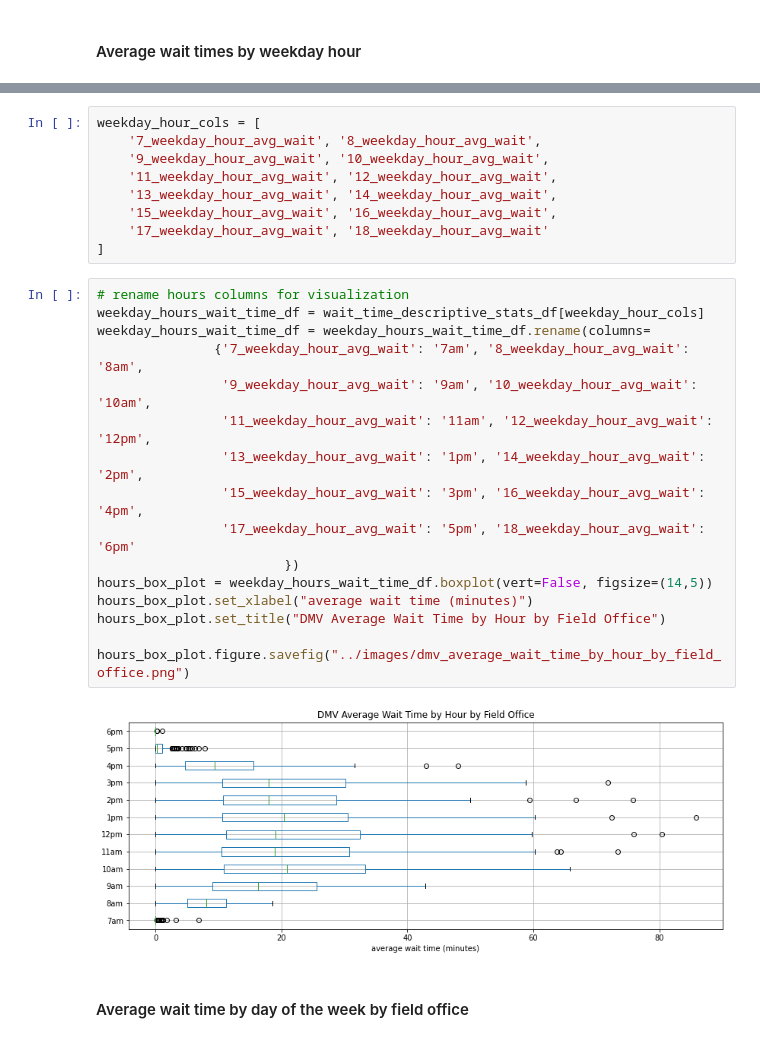
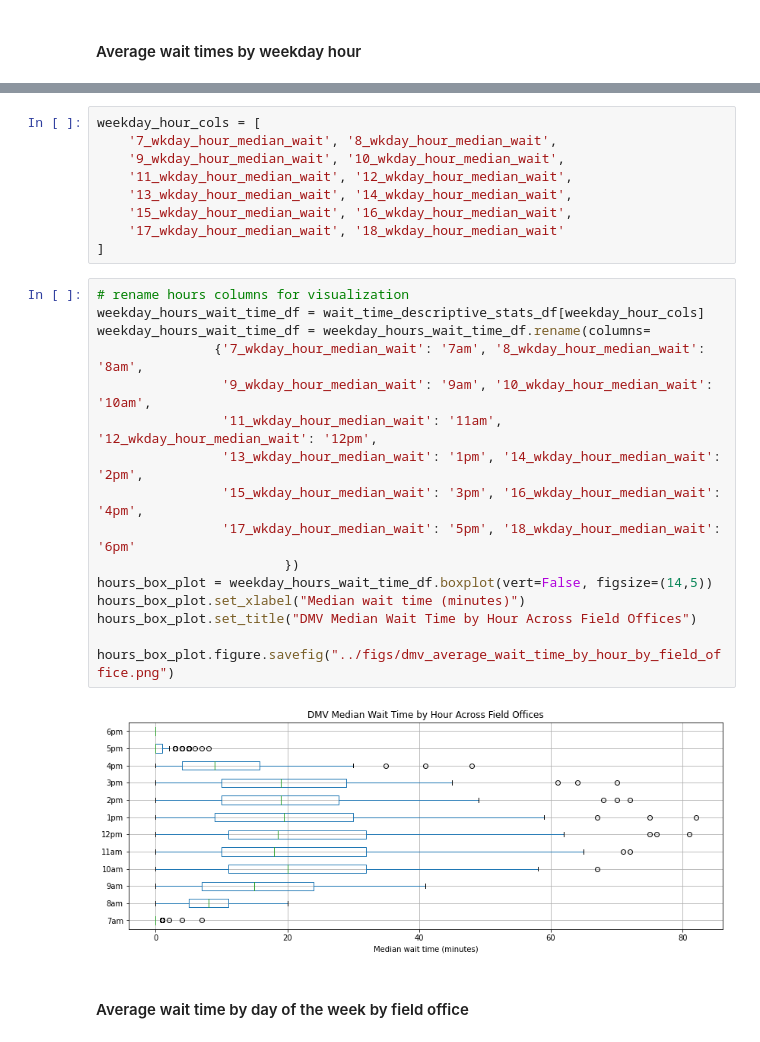
Before and after one commit to soodoku/wait, a Jupyter notebook: scripts/DMV.ipynb, the cells around one changed output, grey strips where cells are left out. Drawn from its saved outputs; the diff is of its cells as text.

```diff
--- a/scripts/DMV.ipynb
+++ b/scripts/DMV.ipynb
@@ -305,31 +279,31 @@ Index(['M7', 'M8', 'M9', 'M10', 'M11', 'M12', 'M13', 'M14', 'M15', 'M16',
       dtype='object')
-# %%
-weekday_hour_cols = [
-    '7_weekday_hour_avg_wait', '8_weekday_hour_avg_wait',
-    '9_weekday_hour_avg_wait', '10_weekday_hour_avg_wait',
-    '11_weekday_hour_avg_wait', '12_weekday_hour_avg_wait',
-    '13_weekday_hour_avg_wait', '14_weekday_hour_avg_wait',
-    '15_weekday_hour_avg_wait', '16_weekday_hour_avg_wait',
-    '17_weekday_hour_avg_wait', '18_weekday_hour_avg_wait'
-]
+# %%
+weekday_hour_cols = [
+    '7_wkday_hour_median_wait', '8_wkday_hour_median_wait',
+    '9_wkday_hour_median_wait', '10_wkday_hour_median_wait',
+    '11_wkday_hour_median_wait', '12_wkday_hour_median_wait',
+    '13_wkday_hour_median_wait', '14_wkday_hour_median_wait',
+    '15_wkday_hour_median_wait', '16_wkday_hour_median_wait',
+    '17_wkday_hour_median_wait', '18_wkday_hour_median_wait'
+]
 # %%
 # rename hours columns for visualization
 weekday_hours_wait_time_df = wait_time_descriptive_stats_df[weekday_hour_cols]
 weekday_hours_wait_time_df = weekday_hours_wait_time_df.rename(columns=
-               {'7_weekday_hour_avg_wait': '7am', '8_weekday_hour_avg_wait': '8am',
-                '9_weekday_hour_avg_wait': '9am', '10_weekday_hour_avg_wait': '10am',
-                '11_weekday_hour_avg_wait': '11am', '12_weekday_hour_avg_wait': '12pm',
-                '13_weekday_hour_avg_wait': '1pm', '14_weekday_hour_avg_wait': '2pm',
-                '15_weekday_hour_avg_wait': '3pm', '16_weekday_hour_avg_wait': '4pm',
-                '17_weekday_hour_avg_wait': '5pm', '18_weekday_hour_avg_wait': '6pm'
+               {'7_wkday_hour_median_wait': '7am', '8_wkday_hour_median_wait': '8am',
+                '9_wkday_hour_median_wait': '9am', '10_wkday_hour_median_wait': '10am',
+                '11_wkday_hour_median_wait': '11am', '12_wkday_hour_median_wait': '12pm',
+                '13_wkday_hour_median_wait': '1pm', '14_wkday_hour_median_wait': '2pm',
+                '15_wkday_hour_median_wait': '3pm', '16_wkday_hour_median_wait': '4pm',
+                '17_wkday_hour_median_wait': '5pm', '18_wkday_hour_median_wait': '6pm'
                         })
 hours_box_plot = weekday_hours_wait_time_df.boxplot(vert=False, figsize=(14,5))
-hours_box_plot.set_xlabel("average wait time (minutes)")
-hours_box_plot.set_title("DMV Average Wait Time by Hour by Field Office")
+hours_box_plot.set_xlabel("Median wait time (minutes)")
+hours_box_plot.set_title("DMV Median Wait Time by Hour Across Field Offices")
 
-hours_box_plot.figure.savefig("../images/dmv_average_wait_time_by_hour_by_field_office.png")
+hours_box_plot.figure.savefig("../figs/dmv_average_wait_time_by_hour_by_field_office.png")
 # %% [output]
-[figure, old version]
+[figure, new version]
 # %% [markdown]
 #### Average wait time by day of the week by field office
 # %%
```
Also changed, not shown: parts of 47 cells of this notebook, 12 other files.
